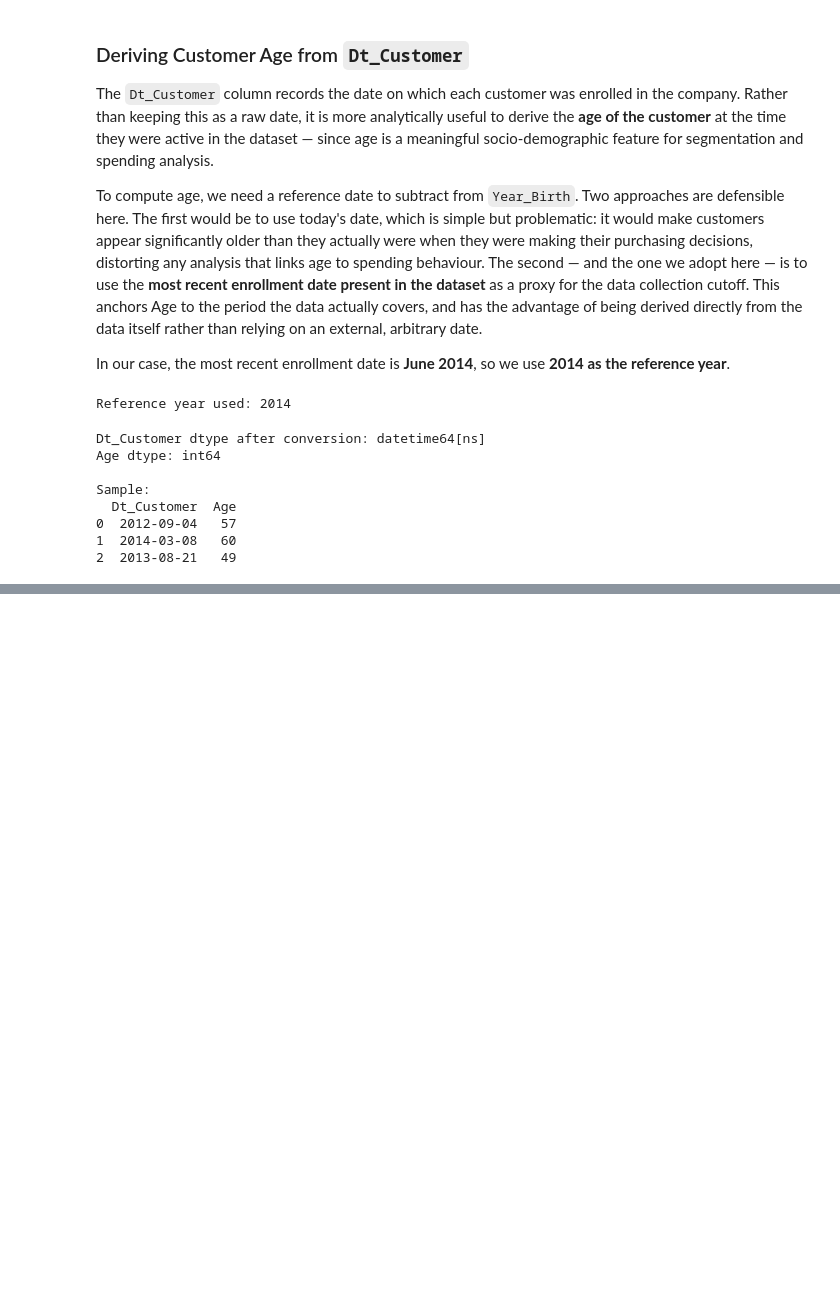
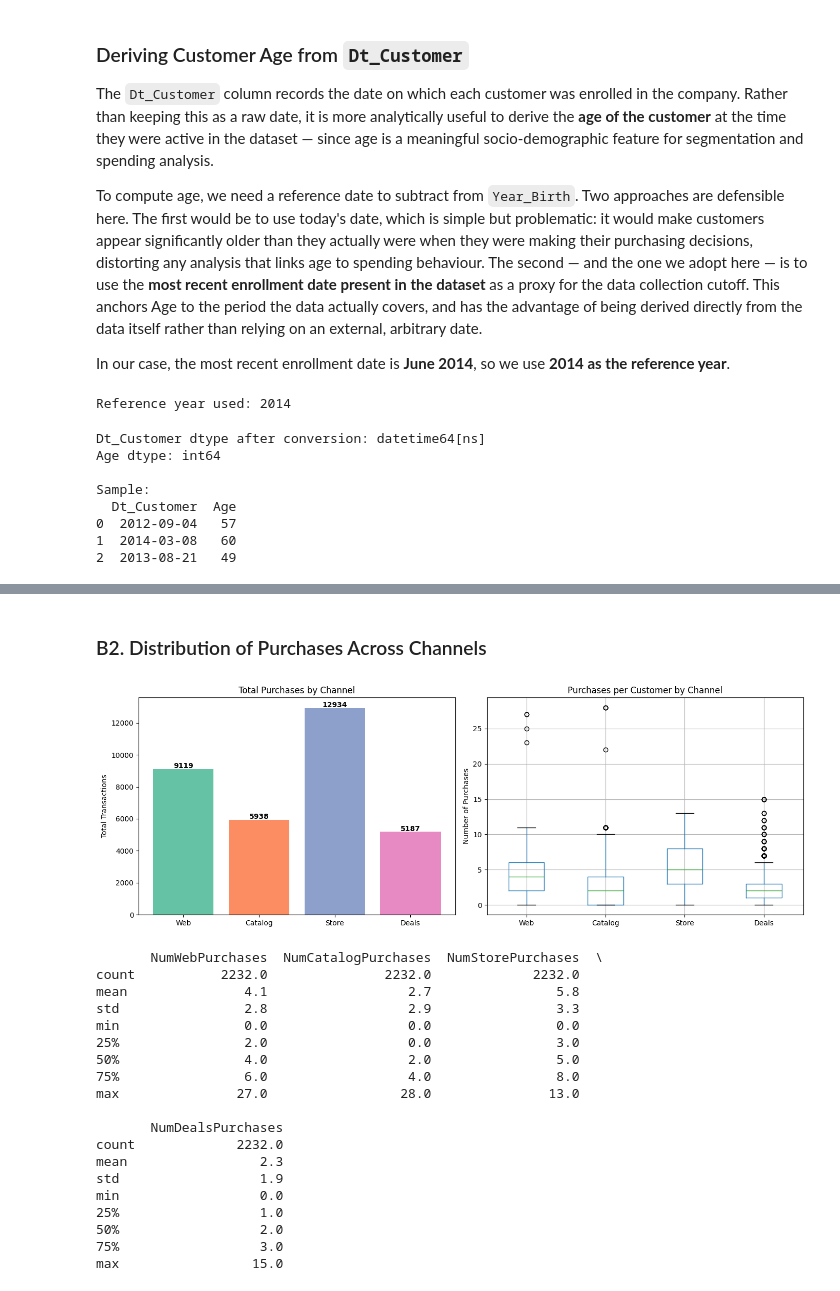
Before and after one commit to ialwayslikedgrime/data_science_exercises, a Jupyter notebook: lab1.ipynb, the cells around one changed output, grey strips where cells are left out. Cells and saved outputs as stored; diff of their text form; code cells hidden in the pictures; blank space fills up the shorter version.

```diff
--- a/lab1.ipynb
+++ b/lab1.ipynb
@@ -207,0 +431,51 @@ Sample:
+# %% [markdown]
+### B2. Distribution of Purchases Across Channels
+# %%
+channel_cols = ['NumWebPurchases', 'NumCatalogPurchases',
+                'NumStorePurchases', 'NumDealsPurchases']
+channel_labels = ['Web', 'Catalog', 'Store', 'Deals']
+
+fig, axes = plt.subplots(1, 2, figsize=(14, 5))
+
+# Total purchases per channel
+totals = df[channel_cols].sum()
+axes[0].bar(channel_labels, totals,
+            color=sns.color_palette('Set2', 4))
+axes[0].set_title('Total Purchases by Channel')
+axes[0].set_ylabel('Total Transactions')
+for i, v in enumerate(totals):
+    axes[0].text(i, v + 50, str(v), ha='center', fontweight='bold')
+
+# Distribution per customer
+df[channel_cols].rename(
+    columns=dict(zip(channel_cols, channel_labels))
+).boxplot(ax=axes[1])
+axes[1].set_title('Purchases per Customer by Channel')
+axes[1].set_ylabel('Number of Purchases')
+
+plt.tight_layout()
+plt.show()
+
+# Summary stats
+print(df[channel_cols].describe().round(1))
+# %% [output]
+[figure, added]
+       NumWebPurchases  NumCatalogPurchases  NumStorePurchases  \
+count           2232.0               2232.0             2232.0
+mean               4.1                  2.7                5.8
+std                2.8                  2.9                3.3
+min                0.0                  0.0                0.0
+25%                2.0                  0.0                3.0
+50%                4.0                  2.0                5.0
+75%                6.0                  4.0                8.0
+max               27.0                 28.0               13.0
+
+       NumDealsPurchases
+count             2232.0
+mean                 2.3
+std                  1.9
+min                  0.0
+25%                  1.0
+50%                  2.0
+75%                  3.0
+max                 15.0
```
Also changed, not shown: parts of 31 cells of this notebook.
